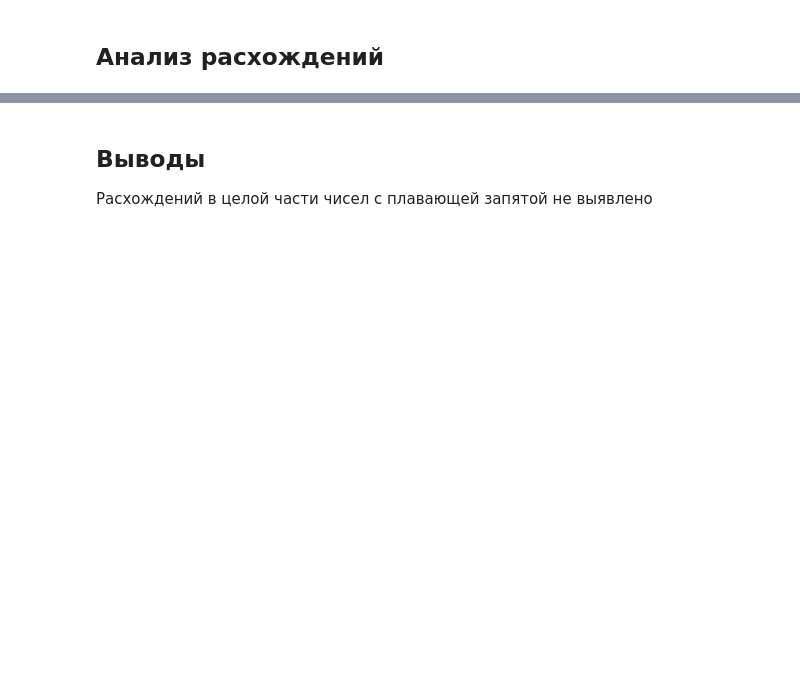
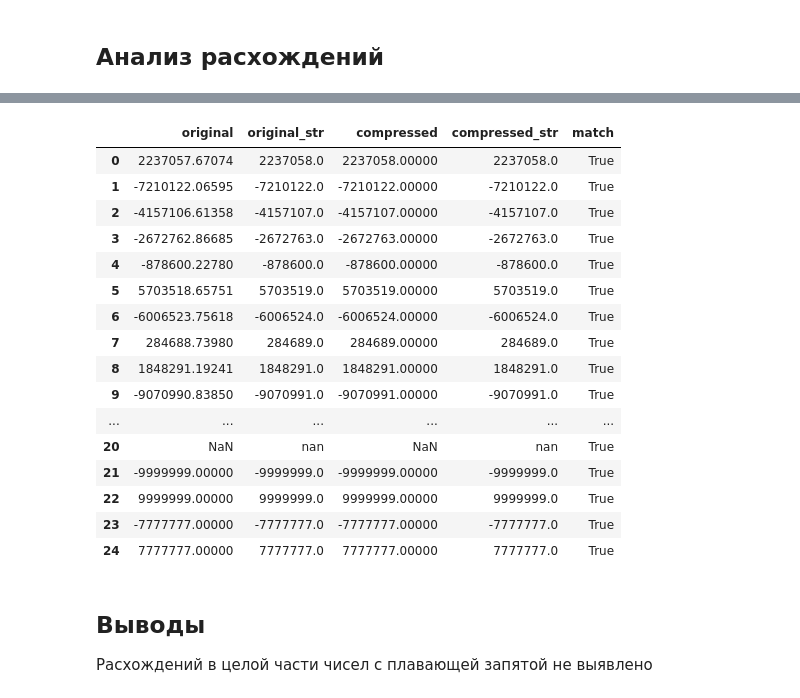
Before and after one commit to antrushin/test_compression_vtb_scorekit, a Jupyter notebook: sample_creation_and_test_compression_mlkit.ipynb, the cells around one changed output, grey strips where cells are left out. Saved outputs shown, nothing was run; the diff lists cells and outputs as text; code cells hidden in the pictures; blank space fills up the shorter version.

```diff
--- a/sample_creation_and_test_compression_mlkit.ipynb
+++ b/sample_creation_and_test_compression_mlkit.ipynb
@@ -388,0 +418,12 @@ def calc_abs_diff(original_sample: pd.Series, compressed_sample: pd.Series) -> N
+# %%
+temp_df = pd.DataFrame(
+    {
+        "original": np.arange(-1.999, 2.000, 0.001),
+    }
+)
+temp_df["original_str"] = (
+    temp_df["original"].round(3).astype("str")
+)  # .apply(lambda x: x[:6] if x.startswith('-') else x[:5])
+temp_df["compressed"] = temp_df["original"].round(3).astype("float16")
+temp_df["compressed_str"] = temp_df["compressed"].round(3).astype("str")
+temp_df["match"] = temp_df["original_str"] == temp_df["compressed_str"]
@@ -389,3 +464,46 @@ def calc_abs_diff(original_sample: pd.Series, compressed_sample: pd.Series) -> N
+# %%
+def get_match_result_after_compression(
+    sample: pd.Series, type_to_compress: str, n_round: int = 0
+) -> pd.DataFrame:
+    """
+    Функция, которая вычисляет,
+    совпадают ли числа с заданной точностью
+    Parameters:
+    sample : данные
+    type_to_compress : тип, в который необходимо преобразовать, например float16
+    n_round : кол-во знаков для округления
+    """
+    # изменим название столбца
+    sample.name = "original"
+    temp_df = sample.to_frame()
+    # запишем округленные значения в виде строк
+    temp_df["original_str"] = temp_df["original"].round(n_round).astype("str")
+    # произведем преобразование в требуемый тип
+    temp_df["compressed"] = temp_df["original"].round(n_round).astype(type_to_compress)
+    #
+    temp_df["compressed_str"] = temp_df["compressed"].astype("str")
+    temp_df["match"] = temp_df["original_str"] == temp_df["compressed_str"]
+    return temp_df
+# %%
+get_match_result_after_compression(original_df["to_float32"], "float32")
+# %% [output]
+|  | original | original_str | compressed | compressed_str | match |
+| 0 | 2237057.67074 | 2237058.0 | 2237058.00000 | 2237058.0 | True |
+| 1 | -7210122.06595 | -7210122.0 | -7210122.00000 | -7210122.0 | True |
+| 2 | -4157106.61358 | -4157107.0 | -4157107.00000 | -4157107.0 | True |
+| 3 | -2672762.86685 | -2672763.0 | -2672763.00000 | -2672763.0 | True |
+| 4 | -878600.22780 | -878600.0 | -878600.00000 | -878600.0 | True |
+| 5 | 5703518.65751 | 5703519.0 | 5703519.00000 | 5703519.0 | True |
+| 6 | -6006523.75618 | -6006524.0 | -6006524.00000 | -6006524.0 | True |
+| 7 | 284688.73980 | 284689.0 | 284689.00000 | 284689.0 | True |
+| 8 | 1848291.19241 | 1848291.0 | 1848291.00000 | 1848291.0 | True |
+| 9 | -9070990.83850 | -9070991.0 | -9070991.00000 | -9070991.0 | True |
+| ... | ... | ... | ... | ... | ... |
+| 20 | NaN | nan | NaN | nan | True |
+| 21 | -9999999.00000 | -9999999.0 | -9999999.00000 | -9999999.0 | True |
+| 22 | 9999999.00000 | 9999999.0 | 9999999.00000 | 9999999.0 | True |
+| 23 | -7777777.00000 | -7777777.0 | -7777777.00000 | -7777777.0 | True |
+| 24 | 7777777.00000 | 7777777.0 | 7777777.00000 | 7777777.0 | True |
 # %% [markdown]
 ## Выводы
 
```
Also changed, not shown: parts of 9 cells of this notebook, 1 other file.
